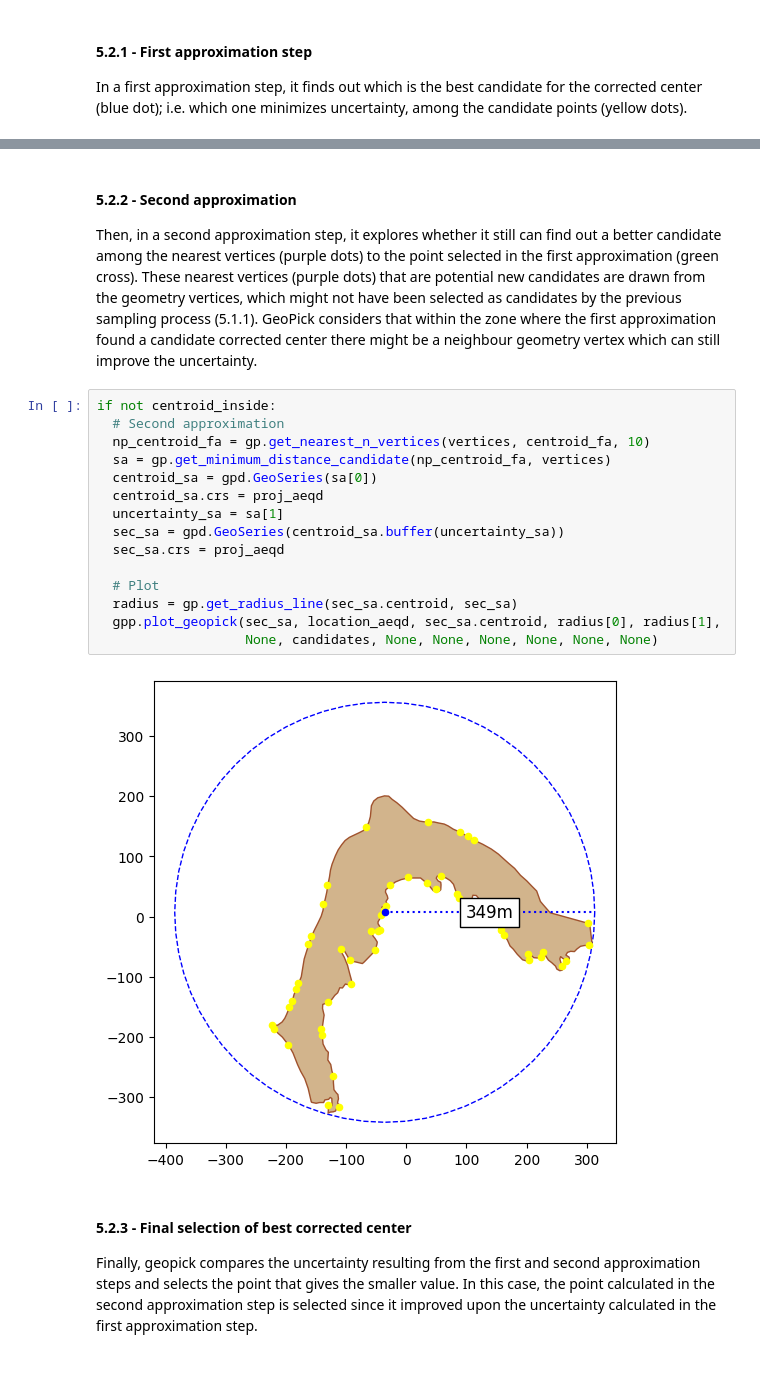
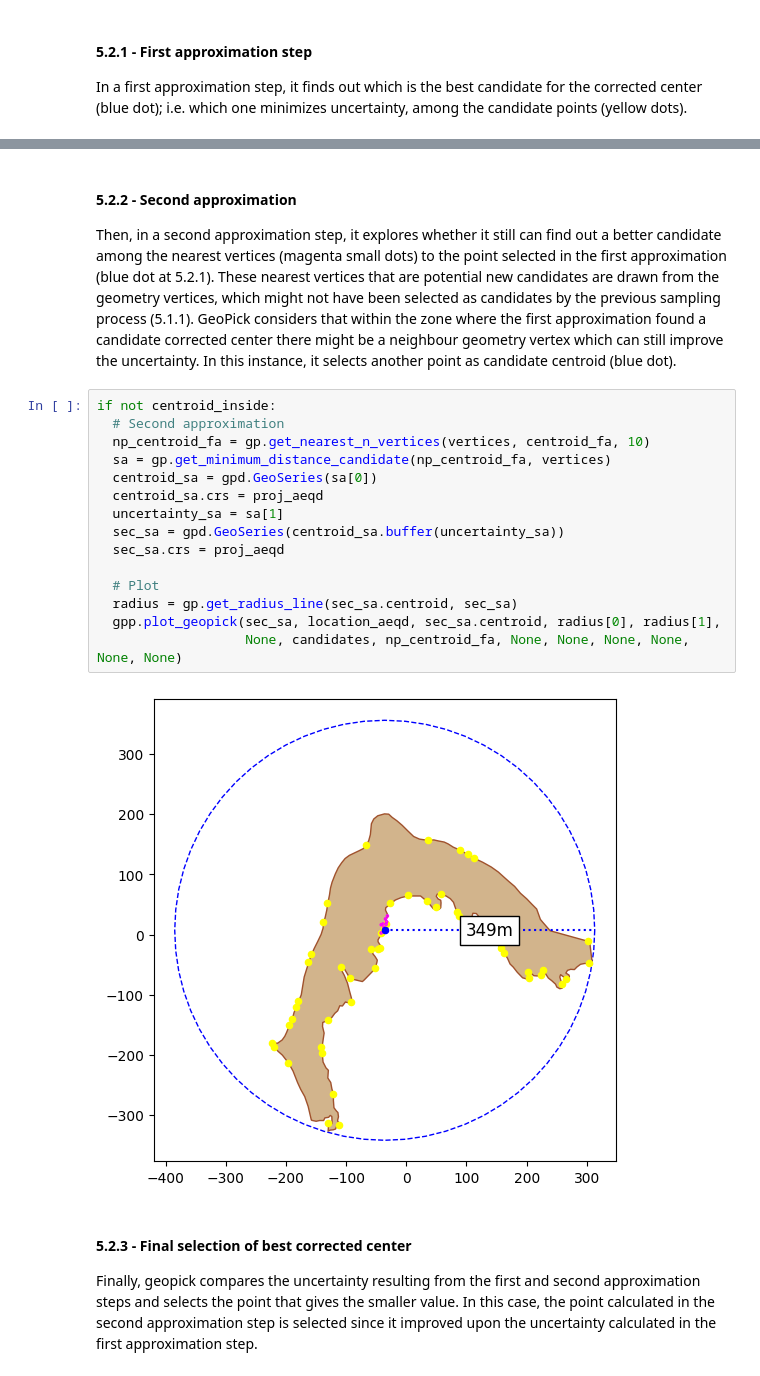
Before and after one commit to rtdeb/GeoPickNB, a Jupyter notebook: notebooks/geopick_uncertainty.ipynb, the cells around one changed output, grey strips where cells are left out. Saved outputs shown, nothing was run; the diff lists cells and outputs as text.

Commit message:
notebook plots

```diff
--- a/notebooks/geopick_uncertainty.ipynb
+++ b/notebooks/geopick_uncertainty.ipynb
@@ -202,24 +202,24 @@ gpp.plot_geopick(sec_fa, location_aeqd, sec_fa.centroid, radius[0], uncertainty_
 [figure]
 # %% [markdown]
 #### 5.2.2 - Second approximation <a class="anchor" id="section5_2_2"></a>
-Then, in a second approximation step, it explores whether it still can find out a better candidate among the nearest vertices (purple dots) to the point selected in the first approximation (green cross). These nearest vertices (purple dots) that are potential new candidates are drawn from the geometry vertices, which might not have been selected as candidates by the previous sampling process (5.1.1). GeoPick considers that within the zone where the first approximation found a candidate corrected center there might be a neighbour geometry vertex which can still improve the uncertainty.
+Then, in a second approximation step, it explores whether it still can find out a better candidate among the nearest vertices (magenta small dots) to the point selected in the first approximation (blue dot at 5.2.1). These nearest vertices that are potential new candidates are drawn from the geometry vertices, which might not have been selected as candidates by the previous sampling process (5.1.1). GeoPick considers that within the zone where the first approximation found a candidate corrected center there might be a neighbour geometry vertex which can still improve the uncertainty. In this instance, it selects another point as candidate centroid (blue dot).
 # %%
 if not centroid_inside:
   # Second approximation
   np_centroid_fa = gp.get_nearest_n_vertices(vertices, centroid_fa, 10)
   sa = gp.get_minimum_distance_candidate(np_centroid_fa, vertices)
   centroid_sa = gpd.GeoSeries(sa[0])
   centroid_sa.crs = proj_aeqd
   uncertainty_sa = sa[1]
   sec_sa = gpd.GeoSeries(centroid_sa.buffer(uncertainty_sa))
   sec_sa.crs = proj_aeqd
 
   # Plot
   radius = gp.get_radius_line(sec_sa.centroid, sec_sa)
   gpp.plot_geopick(sec_sa, location_aeqd, sec_sa.centroid, radius[0], radius[1],
-                   None, candidates, None, None, None, None, None, None)
+                   None, candidates, np_centroid_fa, None, None, None, None, None, None)
 # %% [output]
-[figure, old version]
+[figure, new version]
 # %% [markdown]
 #### 5.2.3 - Final selection of best corrected center <a class="anchor" id="section5_2_3"></a>
 Finally, geopick compares the uncertainty resulting from the first and second approximation steps and selects the point that gives the smaller value. In this case, the point calculated in the second approximation step is selected since it improved upon the uncertainty calculated in the first approximation step.
```
Also changed, not shown: parts of 7 cells of this notebook, 1 other file.
